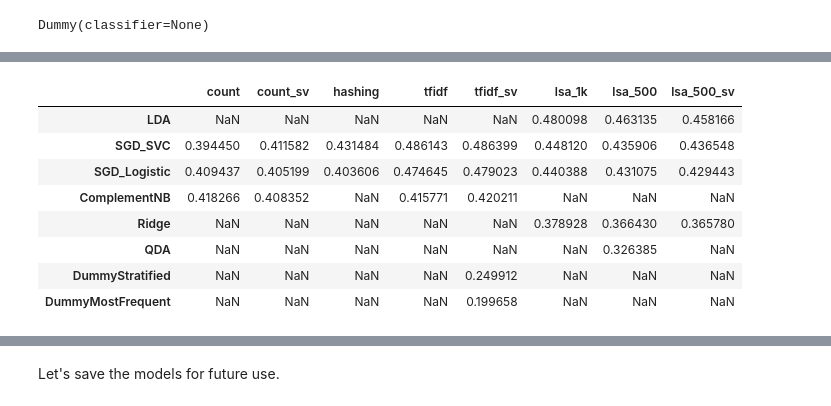
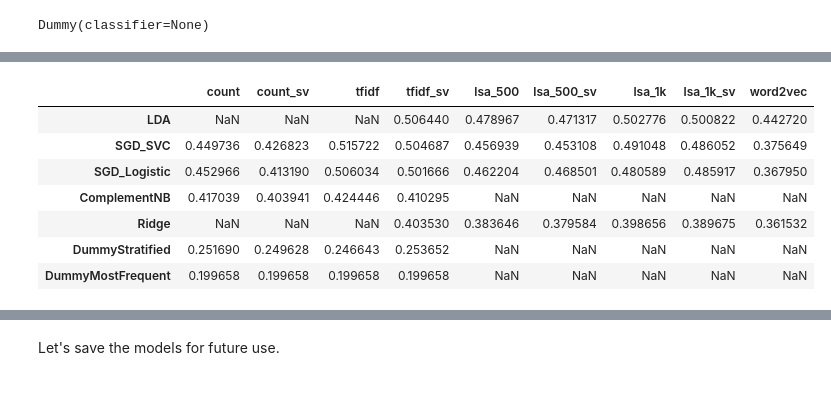
Before and after one commit to ktmud/fsauor2018, a Jupyter notebook: notebooks/2. Model Selection (Chinese).ipynb, the cells around one changed output, grey strips where cells are left out. Saved outputs shown, nothing was run; the diff lists cells and outputs as text; code cells hidden in the pictures.

```diff
--- a/notebooks/2. Model Selection (Chinese).ipynb
+++ b/notebooks/2. Model Selection (Chinese).ipynb
@@ -396,7 +361,23 @@ clear_output()
 #     ['XGB', 'AdaBoost', 'GradientBoost'], **conf)
 # clear_output()
 # %%
+def merge_dense(obj):
+    obj = obj.copy()
+    obj['tfidf'] = {
+        **obj['tfidf_dense'],
+        **obj['tfidf']
+    }
+    obj['tfidf_sv'] = {
+        **obj['tfidf_sv_dense'],
+        **obj['tfidf_sv']
+    }
+    del obj['tfidf_dense']
+    del obj['tfidf_sv_dense']
+    return obj
+
 def extract_scores(scores, avg_scores):
+    scores = merge_dense(scores)
+    avg_scores = merge_dense(avg_scores)
     rows = {}
     for fm_name in scores:
         for clf_name in avg_scores[fm_name]:
@@ -436,32 +419,32 @@ joblib.dump(results, 'data/model-selection-zh.pkl')
 # %%
 # important columns
-imp_cols = ['count', 'count_sv', 'hashing', 'tfidf', 'tfidf_sv', 'lsa_1k', 'lsa_500', 'lsa_500_sv']
+imp_cols = ['count', 'count_sv', 'tfidf', 'tfidf_sv', 'lsa_500', 'lsa_500_sv', 'lsa_1k', 'lsa_1k_sv', 'word2vec']
 
 def extract_avg_scores(scores):
+    scores = merge_dense(scores)
     df = pd.DataFrame(scores)
     df['avg'] = df.mean(axis=1, skipna=True)
     df = df.T
     df['avg'] = df.mean(axis=1, skipna=True)
     df = df.T
     df = df.sort_values(by='avg', axis=1, ascending=False)
     df = df.sort_values(by='avg', ascending=False)
     df = df.drop(['avg'], axis=1)
     df = df.drop(['avg'], axis=0)
     return df[imp_cols]
 
 df_train_avg = extract_avg_scores(train_avg_scores)
 df_test_avg = extract_avg_scores(test_avg_scores)
 df_test_avg
 # %% [output]
-|  | count | count_sv | hashing | tfidf | tfidf_sv | lsa_1k | lsa_500 | lsa_500_sv |
-| LDA | NaN | NaN | NaN | NaN | NaN | 0.480098 | 0.463135 | 0.458166 |
-| SGD_SVC | 0.394450 | 0.411582 | 0.431484 | 0.486143 | 0.486399 | 0.448120 | 0.435906 | 0.436548 |
-| SGD_Logistic | 0.409437 | 0.405199 | 0.403606 | 0.474645 | 0.479023 | 0.440388 | 0.431075 | 0.429443 |
-| ComplementNB | 0.418266 | 0.408352 | NaN | 0.415771 | 0.420211 | NaN | NaN | NaN |
-| Ridge | NaN | NaN | NaN | NaN | NaN | 0.378928 | 0.366430 | 0.365780 |
-| QDA | NaN | NaN | NaN | NaN | NaN | NaN | 0.326385 | NaN |
-| DummyStratified | NaN | NaN | NaN | NaN | 0.249912 | NaN | NaN | NaN |
-| DummyMostFrequent | NaN | NaN | NaN | NaN | 0.199658 | NaN | NaN | NaN |
+|  | count | count_sv | tfidf | tfidf_sv | lsa_500 | lsa_500_sv | lsa_1k | lsa_1k_sv | word2vec |
+| LDA | NaN | NaN | NaN | 0.506440 | 0.478967 | 0.471317 | 0.502776 | 0.500822 | 0.442720 |
+| SGD_SVC | 0.449736 | 0.426823 | 0.515722 | 0.504687 | 0.456939 | 0.453108 | 0.491048 | 0.486052 | 0.375649 |
+| SGD_Logistic | 0.452966 | 0.413190 | 0.506034 | 0.501666 | 0.462204 | 0.468501 | 0.480589 | 0.485917 | 0.367950 |
+| ComplementNB | 0.417039 | 0.403941 | 0.424446 | 0.410295 | NaN | NaN | NaN | NaN | NaN |
+| Ridge | NaN | NaN | NaN | 0.403530 | 0.383646 | 0.379584 | 0.398656 | 0.389675 | 0.361532 |
+| DummyStratified | 0.251690 | 0.249628 | 0.246643 | 0.253652 | NaN | NaN | NaN | NaN | NaN |
+| DummyMostFrequent | 0.199658 | 0.199658 | 0.199658 | 0.199658 | NaN | NaN | NaN | NaN | NaN |
 # %%
 def extract_running_time(times):
     df = pd.DataFrame(times)
```
Also changed, not shown: parts of 25 cells of this notebook, 1 other file.
